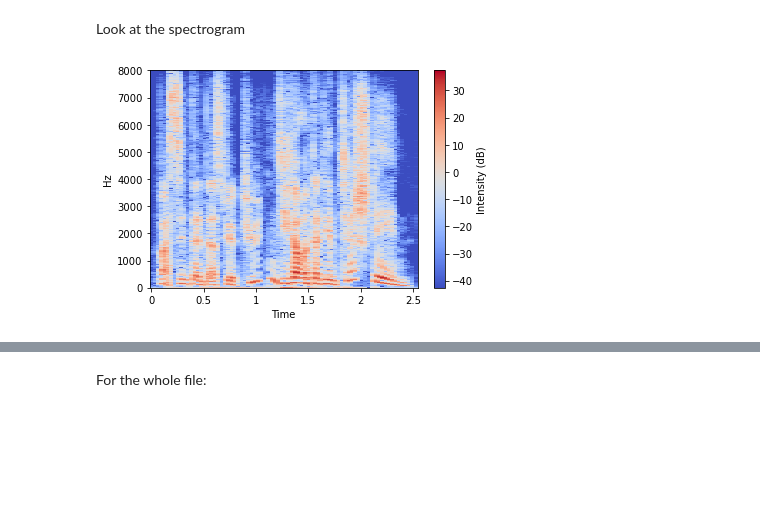
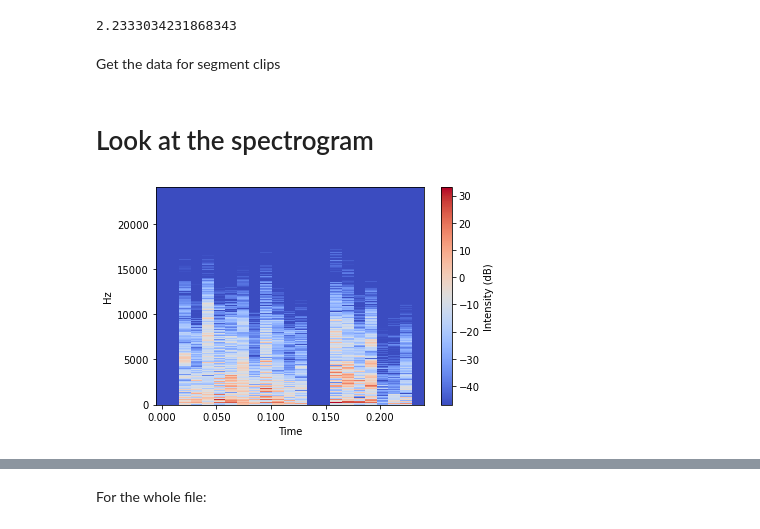
Before and after one commit to dannykaplunski/EmotionsAcrossLangsStatisticalLearning, a Jupyter notebook: EnergyPitchSpectrogram Analysis.ipynb, the cells around one changed output, grey strips where cells are left out. Cells and saved outputs as stored; diff of their text form; code cells hidden in the pictures; blank space fills up the shorter version.

```diff
--- a/EnergyPitchSpectrogram Analysis.ipynb
+++ b/EnergyPitchSpectrogram Analysis.ipynb
@@ -12,10 +13,10 @@ from scipy.io import wavfile
 load the wav file
 # %%
-file_path = 'testfile.wav'
+file_path = 'testfileit.wav'
 
-with wave.open(file_path, 'rb') as wav_file: #read only
+#with wave.open(file_path, 'rb') as wav_file: #read only
     # Read audio frames and get parameters.
-    audio_data = wav_file.readframes(wav_file.getnframes())
-    params = wav_file.getparams()
-print(params)
-print(type(audio_data), len(audio_data))
+#    audio_data = wav_file.readframes(wav_file.getnframes())
+#    params = wav_file.getparams()
+#print(params)
+#print(type(audio_data), len(audio_data))
@@ -32,0 +114,8 @@ print(sample_rate, pts, secs)
+# %%
+#setup:
+n_fft = round(512*sample_rate/22050) #512 recommended for voice at 22050 Hz
+hoplwhole = sample_rate*3 #when we want data for the whole thing
+hopl = round(sample_rate/5) #number of audio samples between adjacent STFT columns, we want 200ms chunks
+#frequency resolution
+f_res = sample_rate/n_fft
+print(n_fft, hopl, f_res)
@@ -32,0 +142,8 @@ print(sample_rate, pts, secs)
+# %%
+#get range/f0
+rangef0 = overallfourier[4]/spectdata[2]
+print(rangef0)
+# %% [output]
+2.2333034231868343
+# %% [markdown]
+Get the data for segment clips
@@ -33,22 +169,16 @@ print(sample_rate, pts, secs)
 # %% [markdown]
-Look at the spectrogram
+# Look at the spectrogram
-# %%
-#setup:
-n_fft = 2048
-hop_length = 512
-#frequency resolution
-f_res = sample_rate/n_fft
 # %%
 #get the short-term fourier transform
-fourierplt = librosa.stft(audio_data, n_fft=n_fft, hop_length=hop_length)
+fourierplt = librosa.stft(audio_data, n_fft=n_fft, hop_length=hopl)
 #convert it from raw values to dB (log)
 findbplt = librosa.amplitude_to_db(abs(fourierplt))
 #look at the spectrogram
 librosa.display.specshow(findbplt, sr=sample_rate, x_axis='time', y_axis='hz')
 plt.colorbar(label='Intensity (dB)')
 plt.show()
 # %% [output]
-[figure, old version]
+[figure, new version]
 # %%
 #get the frequencies with the max power
 def get_fpwr(clip):
```
Also changed, not shown: parts of 31 cells of this notebook.
